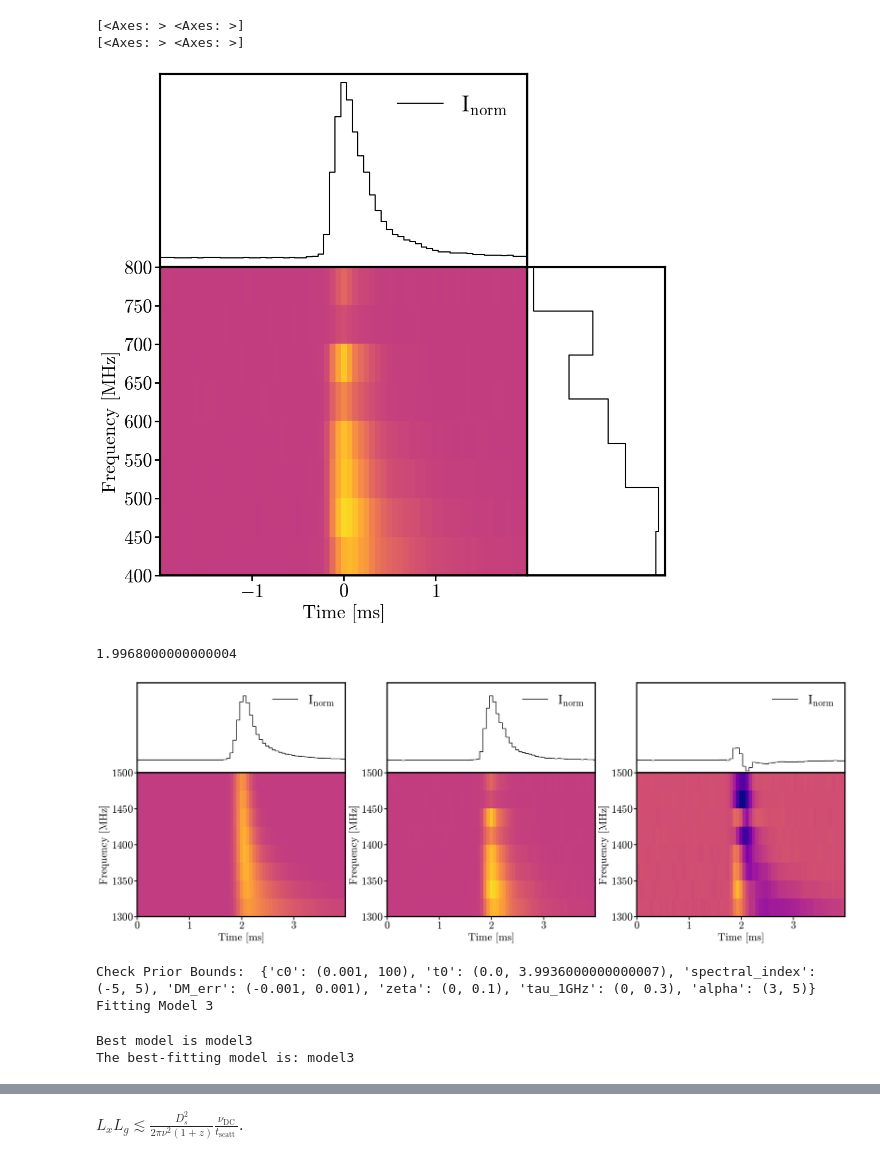
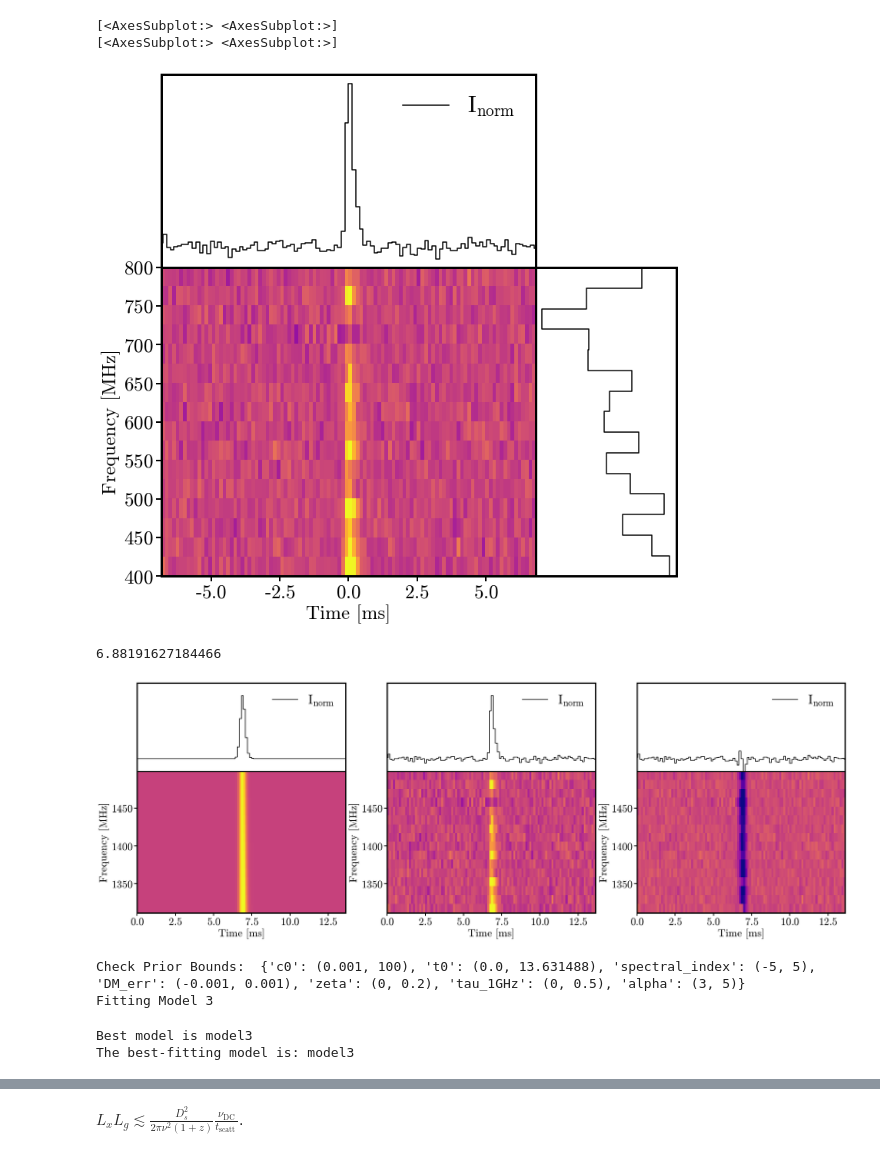
Before and after one commit to dsa110/dsa110-scat, a Jupyter notebook: scint_chromatica.ipynb, the cells around one changed output, grey strips where cells are left out. Drawn from its saved outputs; the diff is of its cells as text; code cells hidden in the pictures.

```diff
--- a/scint_chromatica.ipynb
+++ b/scint_chromatica.ipynb
@@ -30,12 +32,13 @@ rcParams['text.usetex'] = False
 # %%
 # Load data
 name = "chromatica_240203aacl"
-data = np.load('./data//')
+data = np.load(f"./data/{name}/{name.split('_')[0]}_14000_16500.npy")
 # %%
-tres = #data['delta_t (ms)']
-fres = #data['delta_f (MHz)']
+tres = 32.768e-3 #ms #data['delta_t (ms)']
+fres = 0.03051757812 #MHz #data['delta_f (MHz)']
+fres_kHz = fres*1e3
 
-intensity = data['I']
+intensity = data #data['I']
 outerbound = int(intensity.shape[1] * 5/12)
 
 intensity = intensity[:, outerbound:-outerbound]
@@ -91,7 +94,7 @@ axes[0, 0].legend(loc = 'upper right', fontsize = 30, frameon = False)
 
 mean = np.nanmean(intensity_norm)
 std = np.nanstd(intensity_norm)
-axes[1, 0].imshow(intensity_norm, vmin = mean - 6*std, vmax = mean + 6*std, extent = [timesamples_mod[0], timesamples_mod[-1], 400, 800], cmap = 'plasma', aspect = 'auto')
+axes[1, 0].imshow(intensity_norm, vmin = mean - 2*std, vmax = mean + 2*std, extent = [timesamples_mod[0], timesamples_mod[-1], 400, 800], cmap = 'plasma', aspect = 'auto')
 axes[1, 0].set_ylabel('Frequency [MHz]')
 axes[1, 0].set_xlabel('Time [ms]')
 axes[1, 0].tick_params(which='both', width=2)
@@ -123,5 +126,5 @@ plt.subplots_adjust(wspace=0)
 # %%
-f_factor = 190*8
-t_factor = 24
+f_factor = 380
+t_factor = 4
 intensity_ds = bft.downsample_data(intensity, f_factor = f_factor, t_factor = t_factor)
 # %% [output]
@@ -210,9 +213,9 @@ axes[1, 1].set_ylim(400, 800)
 plt.subplots_adjust(hspace=0)
 plt.subplots_adjust(wspace=0)
 # %% [output]
-[<Axes: > <Axes: >]
-[<Axes: > <Axes: >]
+[<AxesSubplot:> <AxesSubplot:>]
+[<AxesSubplot:> <AxesSubplot:>]
-[figure, old version]
+[figure, new version]
 # %%
 n_channels = intensity_ds.shape[0]
 n_samples = intensity_ds.shape[1]
@@ -221,8 +224,8 @@ n_samples = intensity_ds.shape[1]
 time = np.linspace(0, n_samples*tres_ds, n_samples)
 
 # Create frequency array with 128 channels
-f_b = 0.4  # GHz
-f_t = 0.8    # GHz
+f_b = 1.31125  # GHz
+f_t = 1.49875    # GHz
 freq = np.linspace(f_b, f_t, n_channels)
 
 # Set parameters for Model 3
@@ -255,8 +258,8 @@ t0_init = timesamples_ds[np.argmax(np.sum(intensity_ds_norm, axis=0))]
 print(t0_init)
 gamma_init = -2
 DM_err_init = 0.0
-zeta_init = 0.1
-tau_init = 0.02
+zeta_init = 0.15
+tau_init = 0.3
 alpha_init = 4.0
 
 model_type = 'model3'
@@ -329,7 +332,7 @@ axes[0, 0].legend(loc = 'upper right', fontsize = 30, frameon = False)
 
 sim_mean = np.nanmean(simulated_data_norm)
 sim_std = np.nanstd(simulated_data_norm)
-axes[1, 0].imshow(simulated_data_norm, vmin = sim_mean - 6*sim_std, vmax = sim_mean + 6*sim_std, extent = [sim_timesamples[0], sim_timesamples[-1], 1300, 1500], cmap = 'plasma', aspect = 'auto')
+axes[1, 0].imshow(simulated_data_norm, vmin = sim_mean - 6*sim_std, vmax = sim_mean + 6*sim_std, extent = [sim_timesamples[0], sim_timesamples[-1], 1311.25, 1498.75], cmap = 'plasma', aspect = 'auto')
 #cbar = plt.colorbar(im1, ax=axes[1, 0])
 #cbar.set_label('Intensity', rotation=270, labelpad=15)
 axes[1, 0].set_ylabel('Frequency [MHz]')
@@ -347,37 +350,37 @@ axes[0, 1].set_yticks([])
 axes[0, 1].set_ylim(-0.2, 1.2)
 axes[0, 1].set_xlim(timesamples_ds[0], timesamples_ds[-1])
 axes[0, 1].legend(loc = 'upper right', fontsize = 30, frameon = False)
 
 mean_ds = np.nanmean(intensity_ds_norm)
 std_ds = np.nanstd(intensity_ds_norm)
-axes[1, 1].imshow(intensity_ds_norm, vmin = mean_ds - 6*std_ds, vmax = mean_ds + 6*std_ds, extent = [sim_timesamples[0], sim_timesamples[-1], 1300, 1500], cmap = 'plasma', aspect = 'auto')
+axes[1, 1].imshow(intensity_ds_norm, vmin = mean_ds - 6*std_ds, vmax = mean_ds + 6*std_ds, extent = [sim_timesamples[0], sim_timesamples[-1], 1311.25, 1498.75], cmap = 'plasma', aspect = 'auto')
 axes[1, 1].set_ylabel('Frequency [MHz]')
 axes[1, 1].set_xlabel('Time [ms]')
 
 axes[0, 2].step(sim_timesamples, timeseries_rsdl, where = 'mid', c = 'k', alpha = 1, label = 'I$_{\mathrm{norm}}$')
 axes[0, 2].set_yticks([0, 1])
 axes[0, 2].tick_params(axis='x',
         which='both',
         bottom=False,
         top=False,
         labelbottom=False,
         width=2)
 axes[0, 2].set_yticks([])
 axes[0, 2].set_ylim(-0.2, 1.2)
 axes[0, 2].set_xlim(sim_timesamples[0], sim_timesamples[-1])
 axes[0, 2].legend(loc = 'upper right', fontsize = 30, frameon = False)
 
 sim_mean = np.nanmean(intensity_rsdl)
 sim_std = np.nanstd(intensity_rsdl)
-axes[1, 2].imshow(intensity_rsdl, vmin = sim_mean - 6*sim_std, vmax = sim_mean + 6*sim_std, extent = [sim_timesamples[0], sim_timesamples[-1], 1300, 1500], cmap = 'plasma', aspect = 'auto')
+axes[1, 2].imshow(intensity_rsdl, vmin = sim_mean - 6*sim_std, vmax = sim_mean + 6*sim_std, extent = [sim_timesamples[0], sim_timesamples[-1], 1311.25, 1498.75], cmap = 'plasma', aspect = 'auto')
 axes[1, 2].set_ylabel('Frequency [MHz]')
 axes[1, 2].set_xlabel('Time [ms]')
 
 #axes[1].set_xlim(40, 150)
 plt.subplots_adjust(hspace=0)
 # %% [output]
-1.9968000000000004
+6.88191627184466
-[figure, old version]
+[figure, new version]
 # %%
 # Fit the models
 prior_bounds = {
@@ -385,18 +388,18 @@ prior_bounds = {
         't0': (time[0], time[-1]),
         'spectral_index': (-5, 5),
         'DM_err': (-0.001, 0.001),
-        'zeta': (0, 0.1),
-        'tau_1GHz': (0, 0.3),
+        'zeta': (0, 0.2),
+        'tau_1GHz': (0, 0.5),
         'alpha': (3, 5)
     }
 
-nsteps = 300
+nsteps = 200
 
 
 results, best_model = bft.fit_models(model_instance, sim_params, prior_bounds, numsteps=nsteps, fit_m0=False, fit_m1=False, fit_m2=False, fit_m3=True)
 print(f"The best-fitting model is: {best_model}")
 # %% [output]
-Check Prior Bounds:  {'c0': (0.001, 100), 't0': (0.0, 3.9936000000000007), 'spectral_index': (-5, 5), 'DM_err': (-0.001, 0.001), 'zeta': (0, 0.1), 'tau_1GHz': (0, 0.3), 'alpha': (3, 5)}
+Check Prior Bounds:  {'c0': (0.001, 100), 't0': (0.0, 13.631488), 'spectral_index': (-5, 5), 'DM_err': (-0.001, 0.001), 'zeta': (0, 0.2), 'tau_1GHz': (0, 0.5), 'alpha': (3, 5)}
 Fitting Model 3
 Best model is model3
 The best-fitting model is: model3
```
Also changed, not shown: parts of 8 cells of this notebook, 1 other file.
